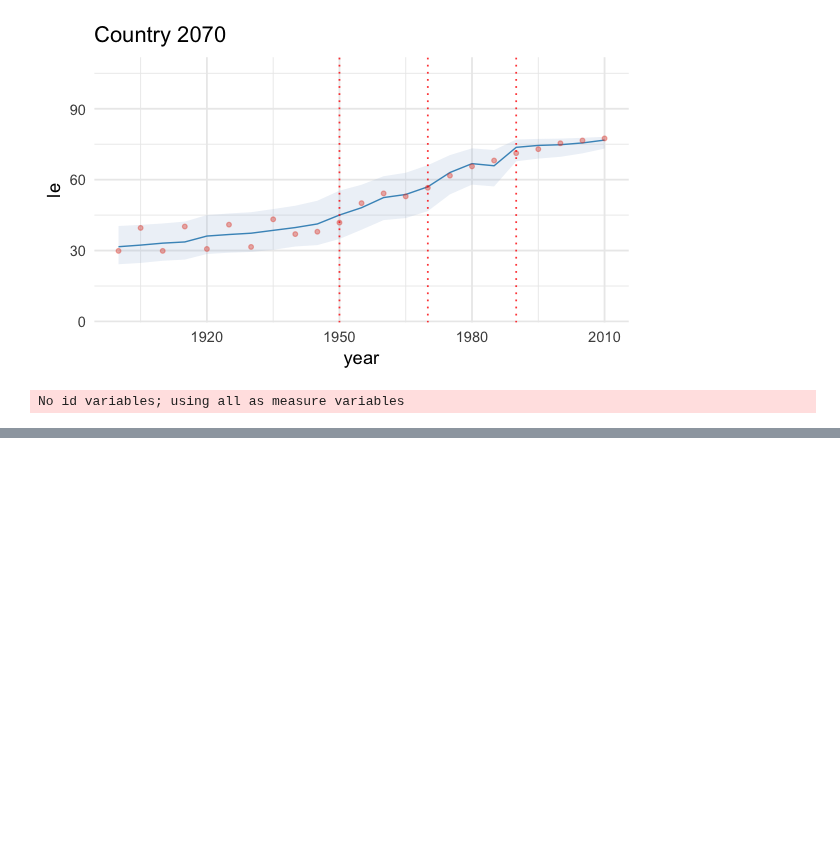
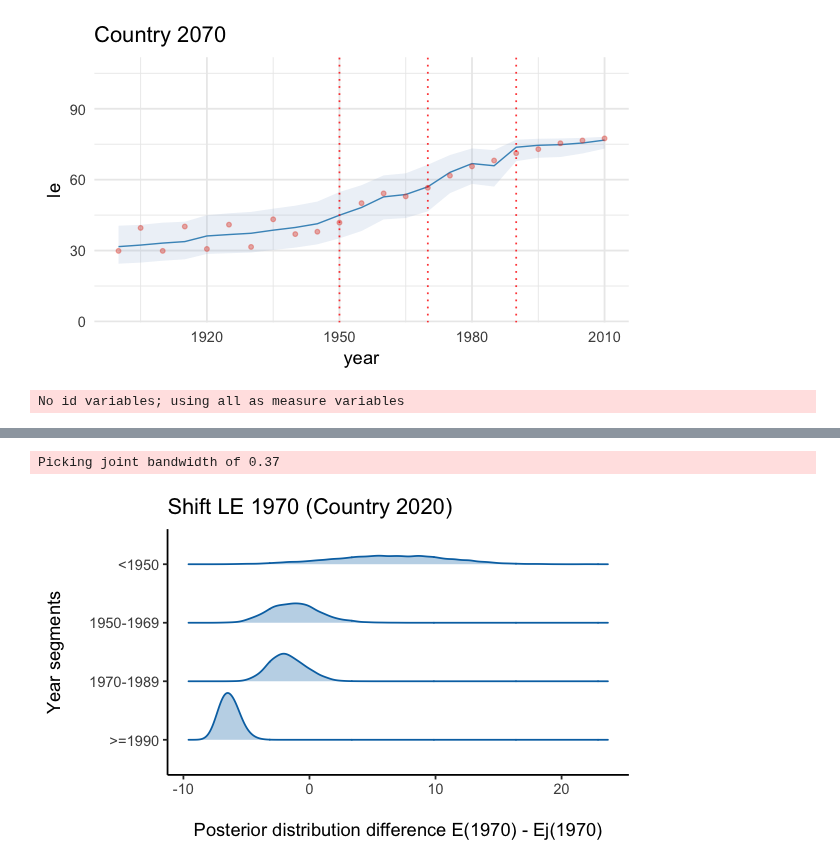
Before and after one commit to sdaza/lambda, a Jupyter notebook: notebooks/counterfactuals.ipynb, the cells around one changed output, grey strips where cells are left out. Cells and saved outputs as stored; diff of their text form; code cells hidden in the pictures; blank space fills up the shorter version.

```diff
--- a/notebooks/counterfactuals.ipynb
+++ b/notebooks/counterfactuals.ipynb
@@ -259,0 +349,11 @@ Picking joint bandwidth of 0.596
+# %%
+p = ggplot(shifts[year=='1970' & ctry=='2020', ], aes(y=segment)) +
+      geom_density_ridges(aes(x=pred_shift),
+               alpha=0.3, color='#0072B2', fill='#0072B2', scale=0.8) +
+      labs(x='\nPosterior distribution difference E(1970) - Ej(1970)',
+          y='Year segments\n', title='Shift LE 1970 (Country 2020)') +
+      theme_classic()
+print(p)
+# %% [output]
+Picking joint bandwidth of 0.37
+[figure, added]
```
Also changed, not shown: parts of 20 cells of this notebook.
